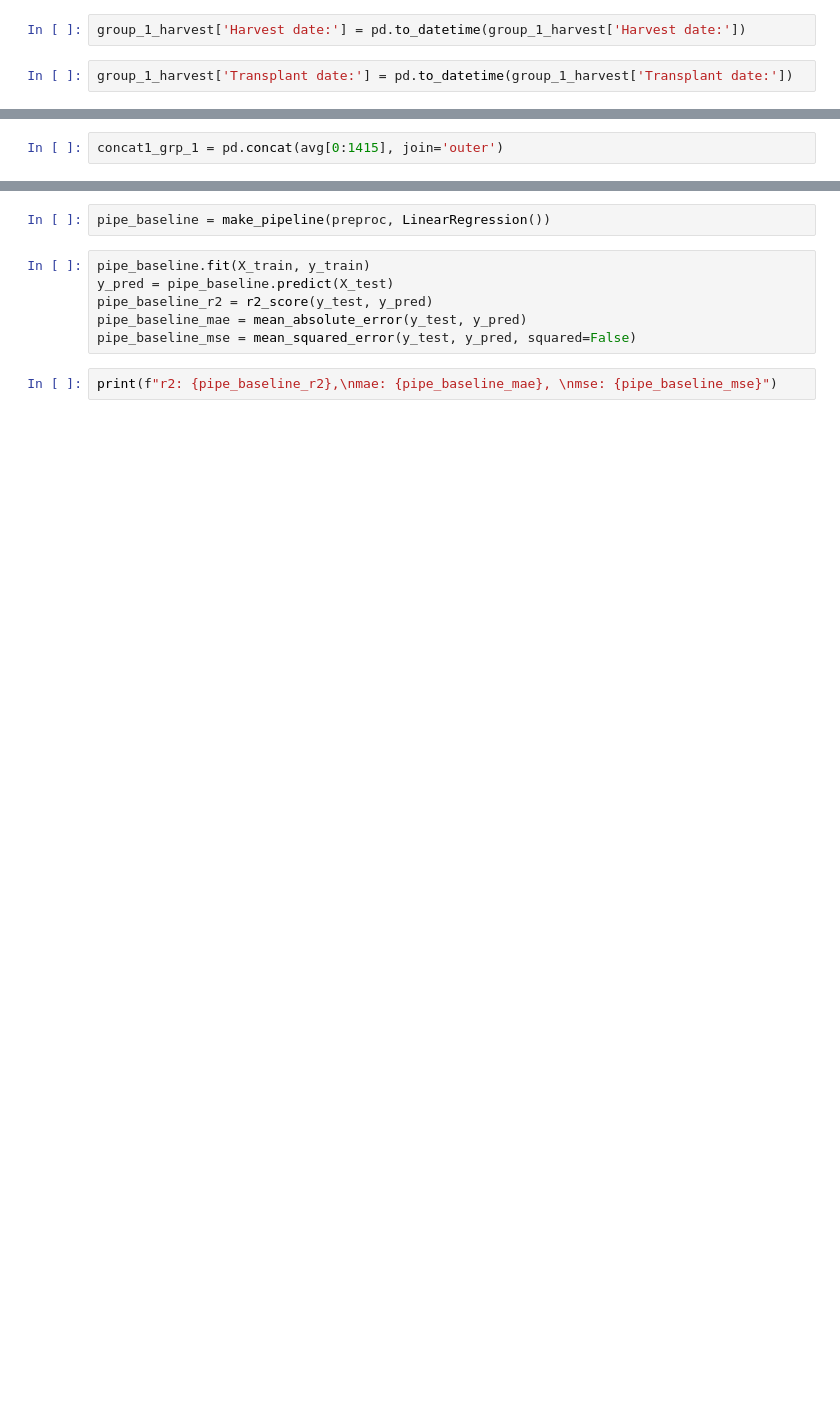
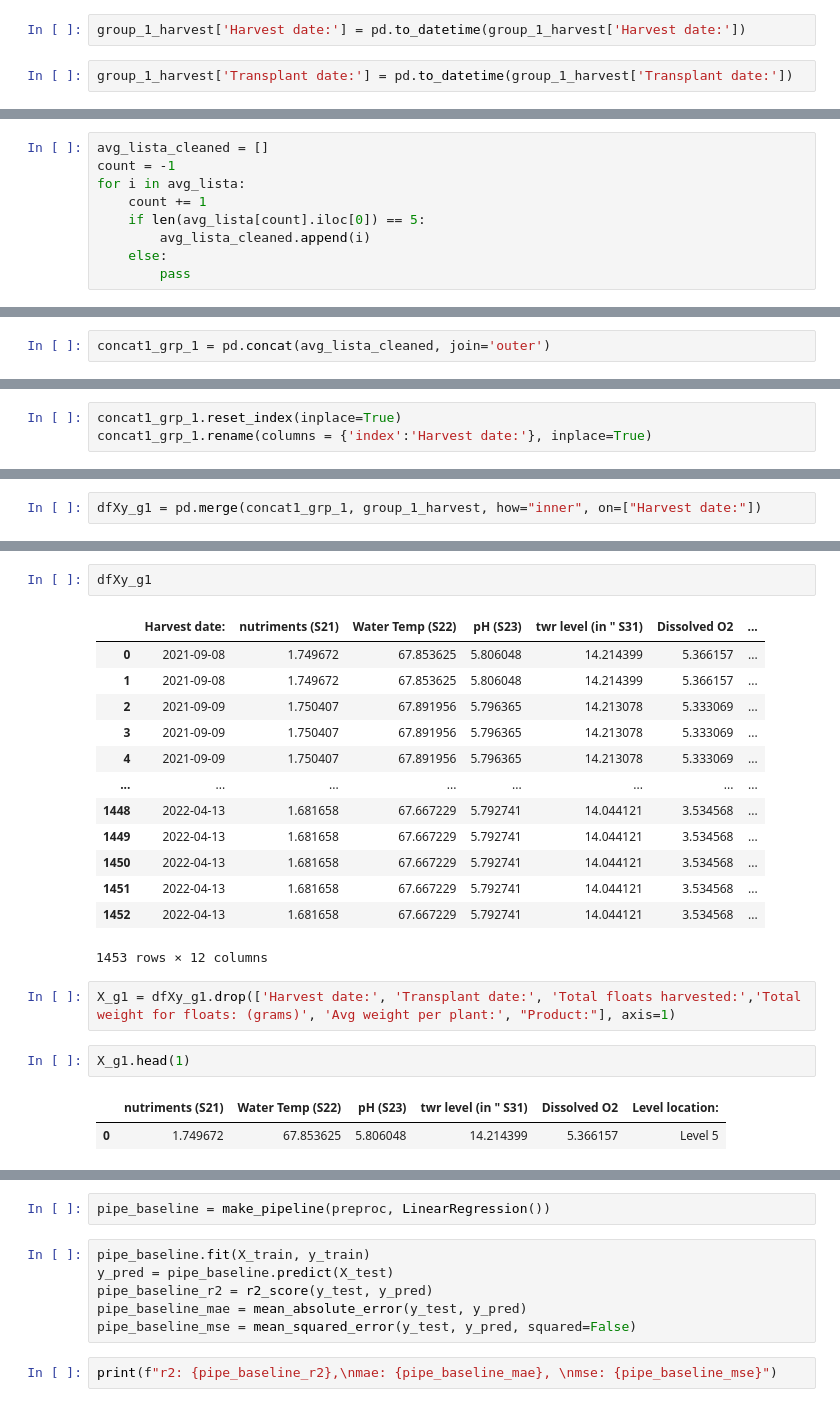
Before and after one commit to williamjwall/Aqua_verti_data, a Jupyter notebook: notebooks/EDA_farming.ipynb, the cells around one changed output, grey strips where cells are left out. Drawn from its saved outputs; the diff is of its cells as text; blank space fills up the shorter version.

```diff
--- a/notebooks/EDA_farming.ipynb
+++ b/notebooks/EDA_farming.ipynb
@@ -261,0 +187,9 @@ avg_lista_cleaned[0]
+# %%
+avg_lista_cleaned = []
+count = -1
+for i in avg_lista:
+    count += 1
+    if len(avg_lista[count].iloc[0]) == 5:
+        avg_lista_cleaned.append(i)
+    else:
+        pass
@@ -262,2 +200,2 @@ avg_lista_cleaned[0]
 # %%
-concat1_grp_1 = pd.concat(avg[0:1415], join='outer')
+concat1_grp_1 = pd.concat(avg_lista_cleaned, join='outer')
@@ -308,0 +202,3 @@ X_train, X_test, y_train, y_test = train_test_split(X_g1, y_g1, test_size = 0.2)
+# %%
+concat1_grp_1.reset_index(inplace=True)
+concat1_grp_1.rename(columns = {'index':'Harvest date:'}, inplace=True)
@@ -308,0 +215,2 @@ X_train, X_test, y_train, y_test = train_test_split(X_g1, y_g1, test_size = 0.2)
+# %%
+dfXy_g1 = pd.merge(concat1_grp_1, group_1_harvest, how="inner", on=["Harvest date:"])
@@ -308,0 +226,23 @@ X_train, X_test, y_train, y_test = train_test_split(X_g1, y_g1, test_size = 0.2)
+# %%
+dfXy_g1
+# %% [output]
+|  | Harvest date: | nutriments (S21) | Water Temp (S22) | pH (S23) | twr level (in " S31) | Dissolved O2 | ... |
+| 0 | 2021-09-08 | 1.749672 | 67.853625 | 5.806048 | 14.214399 | 5.366157 | ... |
+| 1 | 2021-09-08 | 1.749672 | 67.853625 | 5.806048 | 14.214399 | 5.366157 | ... |
+| 2 | 2021-09-09 | 1.750407 | 67.891956 | 5.796365 | 14.213078 | 5.333069 | ... |
+| 3 | 2021-09-09 | 1.750407 | 67.891956 | 5.796365 | 14.213078 | 5.333069 | ... |
+| 4 | 2021-09-09 | 1.750407 | 67.891956 | 5.796365 | 14.213078 | 5.333069 | ... |
+| ... | ... | ... | ... | ... | ... | ... | ... |
+| 1448 | 2022-04-13 | 1.681658 | 67.667229 | 5.792741 | 14.044121 | 3.534568 | ... |
+| 1449 | 2022-04-13 | 1.681658 | 67.667229 | 5.792741 | 14.044121 | 3.534568 | ... |
+| 1450 | 2022-04-13 | 1.681658 | 67.667229 | 5.792741 | 14.044121 | 3.534568 | ... |
+| 1451 | 2022-04-13 | 1.681658 | 67.667229 | 5.792741 | 14.044121 | 3.534568 | ... |
+| 1452 | 2022-04-13 | 1.681658 | 67.667229 | 5.792741 | 14.044121 | 3.534568 | ... |
+1453 rows × 12 columns
+# %%
+X_g1 = dfXy_g1.drop(['Harvest date:', 'Transplant date:', 'Total floats harvested:','Total weight for floats: (grams)', 'Avg weight per plant:', "Product:"], axis=1)
+# %%
+X_g1.head(1)
+# %% [output]
+|  | nutriments (S21) | Water Temp (S22) | pH (S23) | twr level (in " S31) | Dissolved O2 | Level location: |
+| 0 | 1.749672 | 67.853625 | 5.806048 | 14.214399 | 5.366157 | Level 5 |
```
Also changed, not shown: parts of 59 cells of this notebook, 1 other file.
